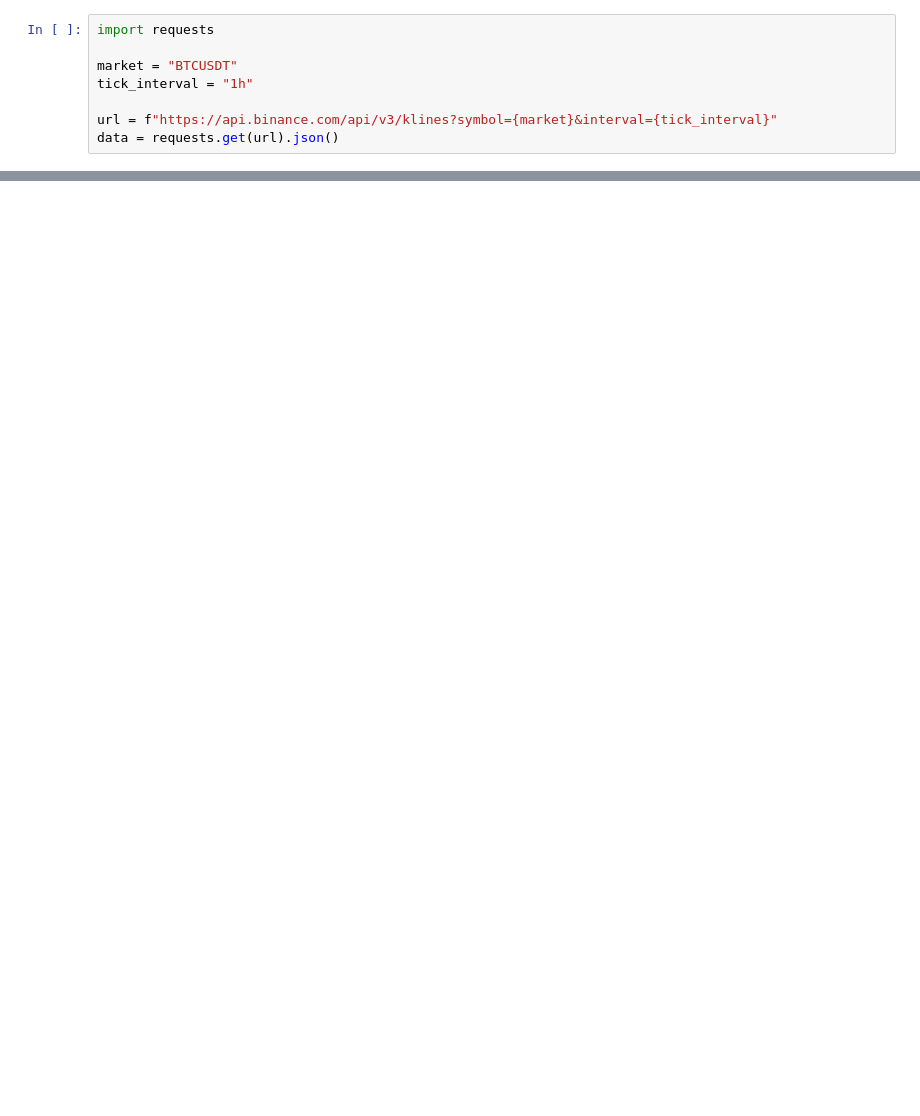
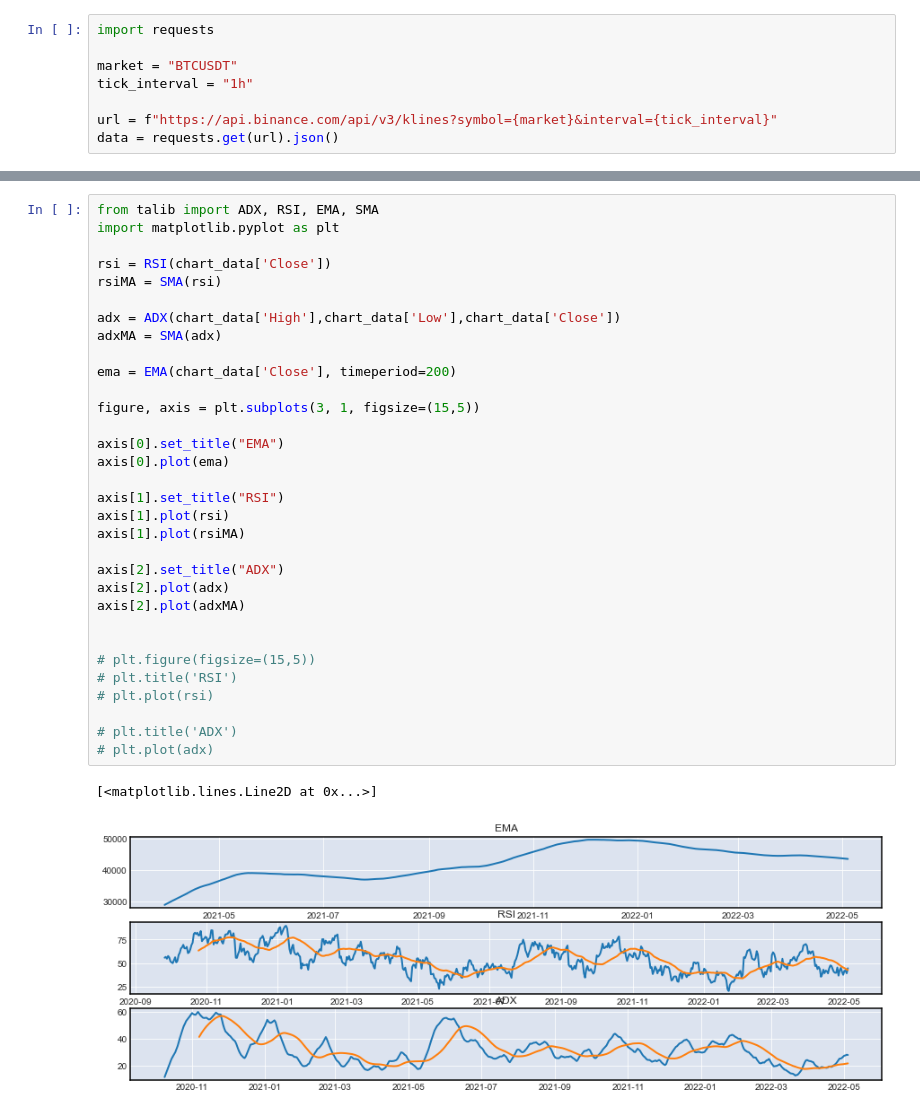
Before and after one commit to bricebdht/pytrading, a Jupyter notebook: notebooks/binance.ipynb, the cells around one changed output, grey strips where cells are left out. Saved outputs shown, nothing was run; the diff lists cells and outputs as text; blank space fills up the shorter version.

Commit message:
adding talib

```diff
--- a/notebooks/binance.ipynb
+++ b/notebooks/binance.ipynb
@@ -105,0 +106,35 @@ Row(id='19371', ...)
+# %%
+from talib import ADX, RSI, EMA, SMA
+import matplotlib.pyplot as plt
+
+rsi = RSI(chart_data['Close'])
+rsiMA = SMA(rsi)
+
+adx = ADX(chart_data['High'],chart_data['Low'],chart_data['Close'])
+adxMA = SMA(adx)
+
+ema = EMA(chart_data['Close'], timeperiod=200)
+
+figure, axis = plt.subplots(3, 1, figsize=(15,5))
+
+axis[0].set_title("EMA")
+axis[0].plot(ema)
+
+axis[1].set_title("RSI")
+axis[1].plot(rsi)
+axis[1].plot(rsiMA)
+
+axis[2].set_title("ADX")
+axis[2].plot(adx)
+axis[2].plot(adxMA)
+
+
+# plt.figure(figsize=(15,5))
+# plt.title('RSI')
+# plt.plot(rsi)
+
+# plt.title('ADX')
+# plt.plot(adx)
+# %% [output]
+[<matplotlib.lines.Line2D at 0x...>]
+[figure, added]
```
Also changed, not shown: parts of 4 cells of this notebook, 2 other files.
